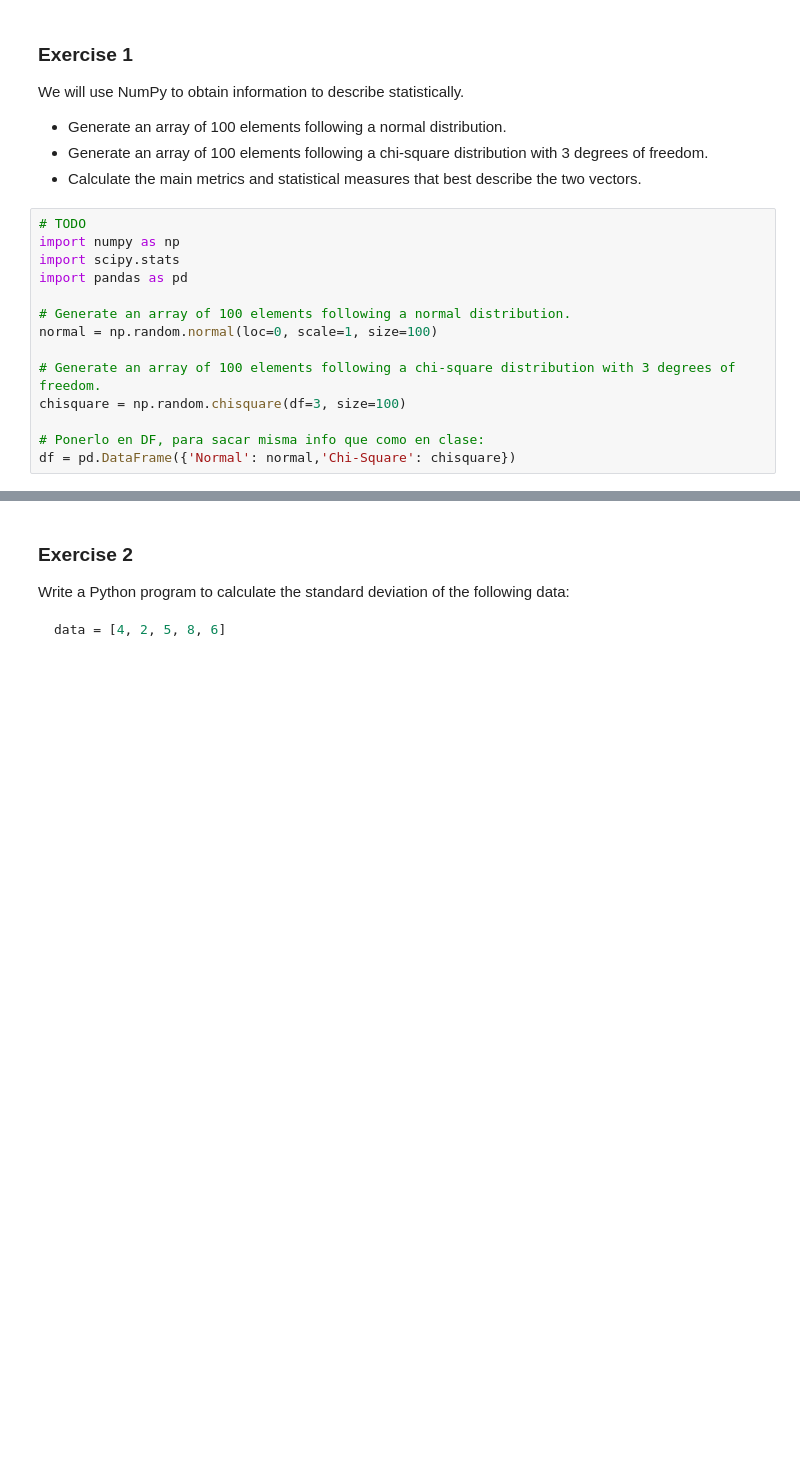
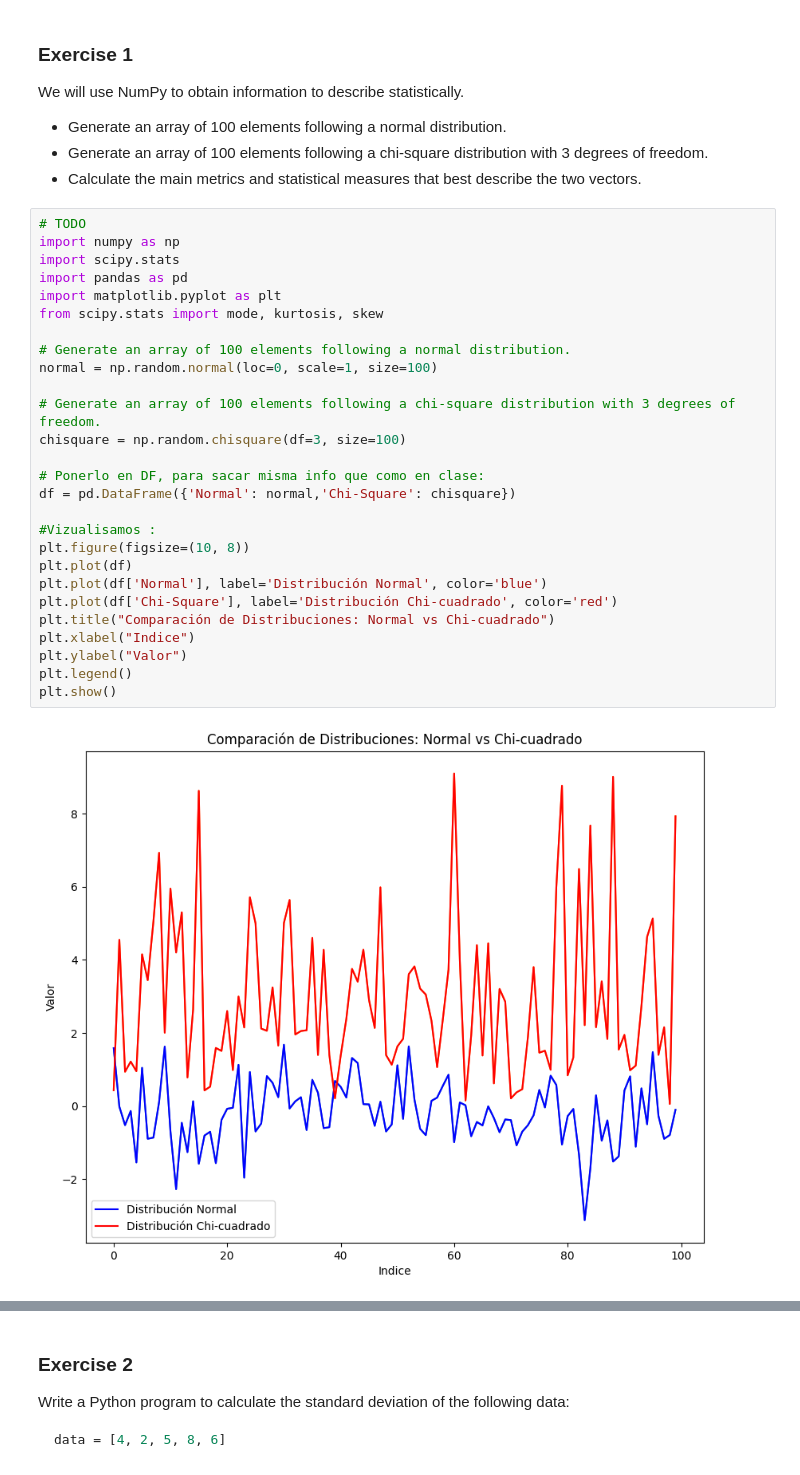
Before and after one commit to 4GeeksAcademy/pauline-descriptive-statistics-exercises-project-with-python, a Jupyter notebook: notebook/problems.ipynb, the cells around one changed output, grey strips where cells are left out. Drawn from its saved outputs; the diff is of its cells as text; blank space fills up the shorter version.

```diff
--- a/notebook/problems.ipynb
+++ b/notebook/problems.ipynb
@@ -11,17 +11,32 @@ We will use NumPy to obtain information to describe statistically.
 # %%
 # TODO
 import numpy as np
 import scipy.stats
 import pandas as pd
+import matplotlib.pyplot as plt
+from scipy.stats import mode, kurtosis, skew
 
 # Generate an array of 100 elements following a normal distribution.
 normal = np.random.normal(loc=0, scale=1, size=100)
 
 # Generate an array of 100 elements following a chi-square distribution with 3 degrees of freedom.
 chisquare = np.random.chisquare(df=3, size=100)
 
 # Ponerlo en DF, para sacar misma info que como en clase:
 df = pd.DataFrame({'Normal': normal,'Chi-Square': chisquare})
+
+#Vizualisamos :
+plt.figure(figsize=(10, 8))
+plt.plot(df)
+plt.plot(df['Normal'], label='Distribución Normal', color='blue')
+plt.plot(df['Chi-Square'], label='Distribución Chi-cuadrado', color='red')
+plt.title("Comparación de Distribuciones: Normal vs Chi-cuadrado")
+plt.xlabel("Indice")
+plt.ylabel("Valor")
+plt.legend()
+plt.show()
+# %% [output]
+[figure, added]
 # %%
 df.head()
 # %% [output]
```
Also changed, not shown: parts of 14 cells of this notebook, 1 other file.
